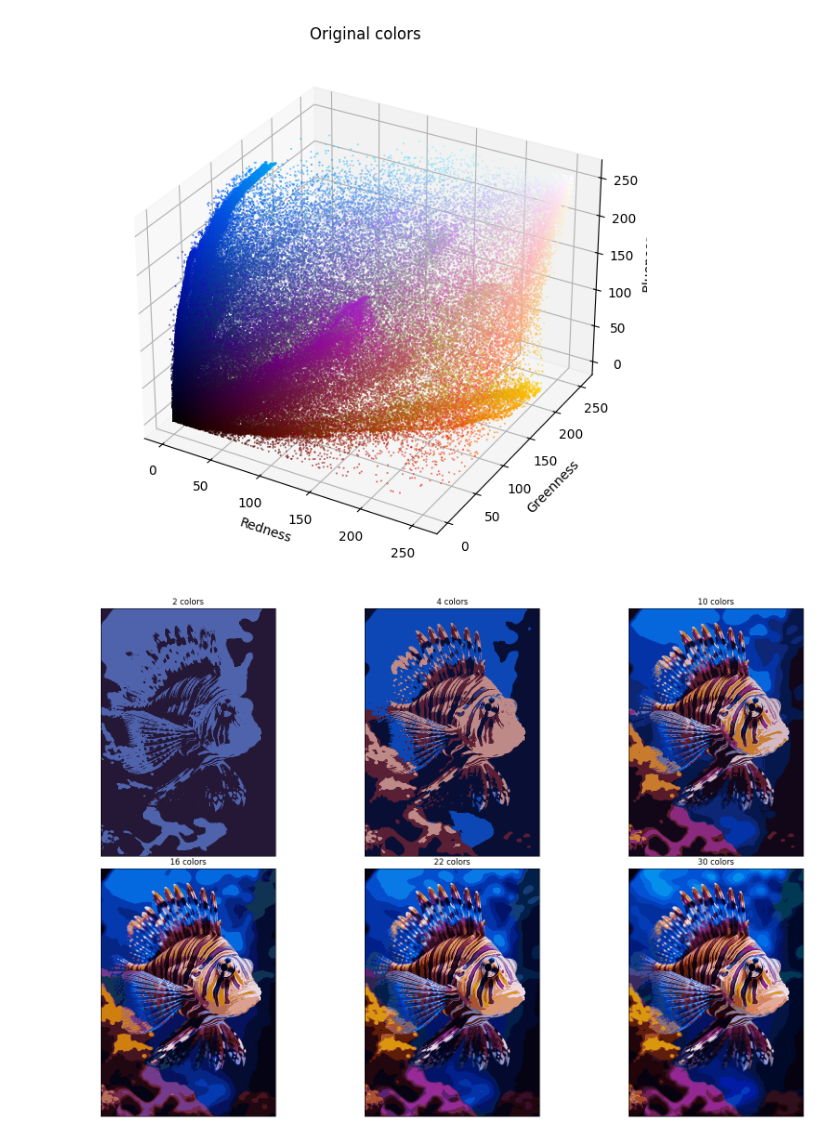
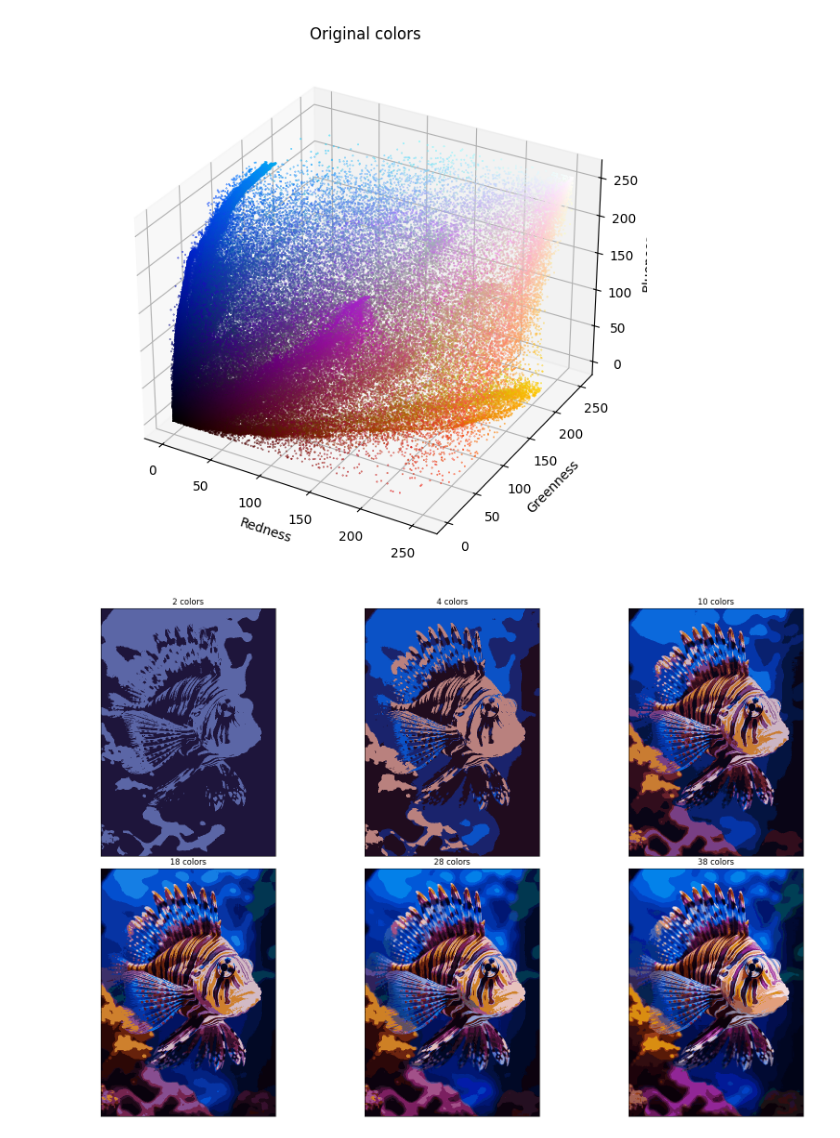
Before and after one commit to mauronigro85/image_compressor, a Jupyter notebook: image_compressor.ipynb, the cells around one changed output. Drawn from its saved outputs; the diff is of its cells as text; code cells hidden in the pictures.

```diff
--- a/image_compressor.ipynb
+++ b/image_compressor.ipynb
@@ -57,7 +57,7 @@ def run_kmeans(X, centroids_init, iterations = 10):
     return centroids, idx
 # %%
 #Display the original image that we want to compress
-image_original = load_image('fish.png')
+image_original = load_image('data/fish.png')
 plt.imshow(image_original);
 # %% [output]
 [figure]
@@ -100,25 +100,26 @@ plt.show()
 [figure]
 # %%
 #We run K-means algorithm for several values of K:
-number_clusters = [2, 4, 10, 16, 22, 30]
+
+number_clusters = [2, 4, 10, 18, 28, 38]
 images_k = []
 for K in number_clusters:
     centroids_init = kmeans_init_centroids(X, K)
     centroids_final, idx = run_kmeans(X, centroids_init, iterations = 6)
     idx_final = closest_centroid(X, centroids_final)
     X_compressed = centroids_final[idx_final, :]
     image_compressed = np.reshape(X_compressed, image_original.shape)
     images_k.append(image_compressed)
 
 
 fig = plt.figure(figsize=(16,16))
 fig.subplots_adjust(left=0, right=1, bottom=0, top=1, hspace=0.05, wspace=0.1)
 for i in range(len(number_clusters)):
     ax = fig.add_subplot(3, 3, i+1, xticks=[], yticks=[])
     ax.imshow(images_k[i])
     ax.set_title('%d colors' %number_clusters[i])
 # %% [output]
-[figure, old version]
+[figure, new version]
 # %%
 #We save all the reduced images, compute the size in Mb and plot size against the number of colors
 list_size = []
```
Also changed, not shown: parts of 1 cell of this notebook.
